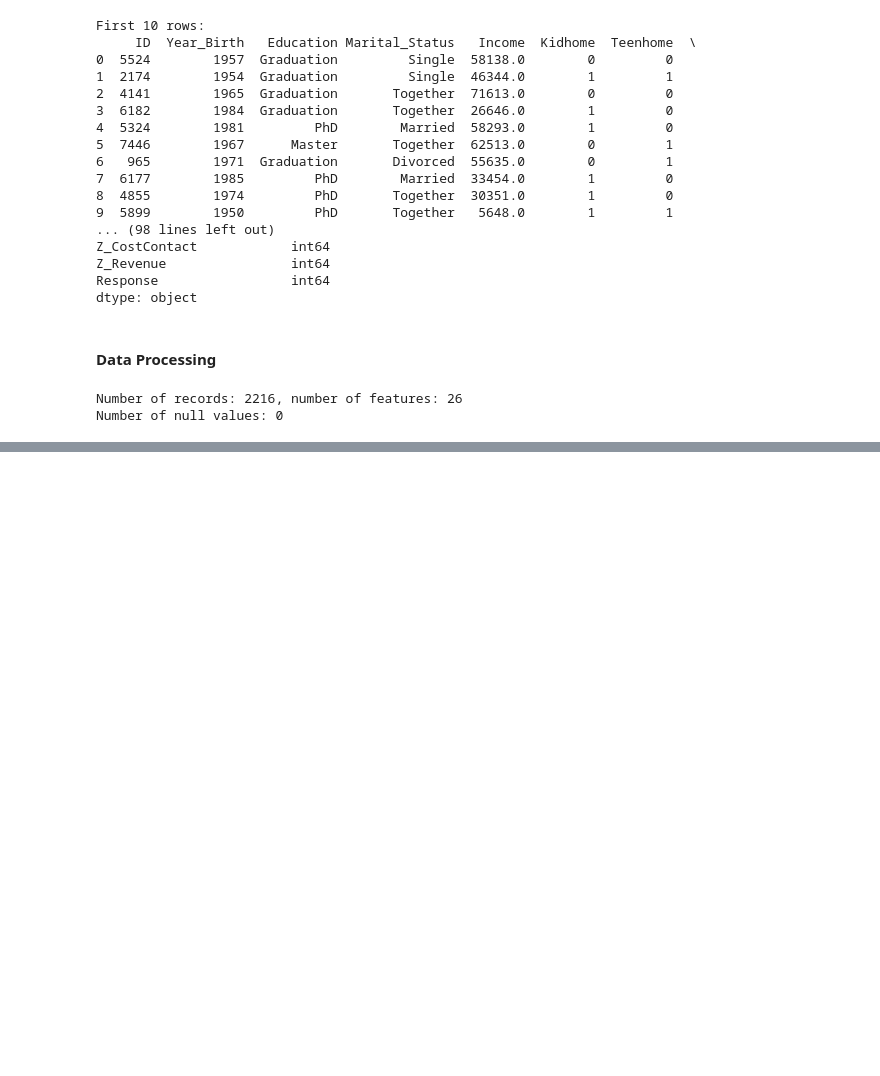
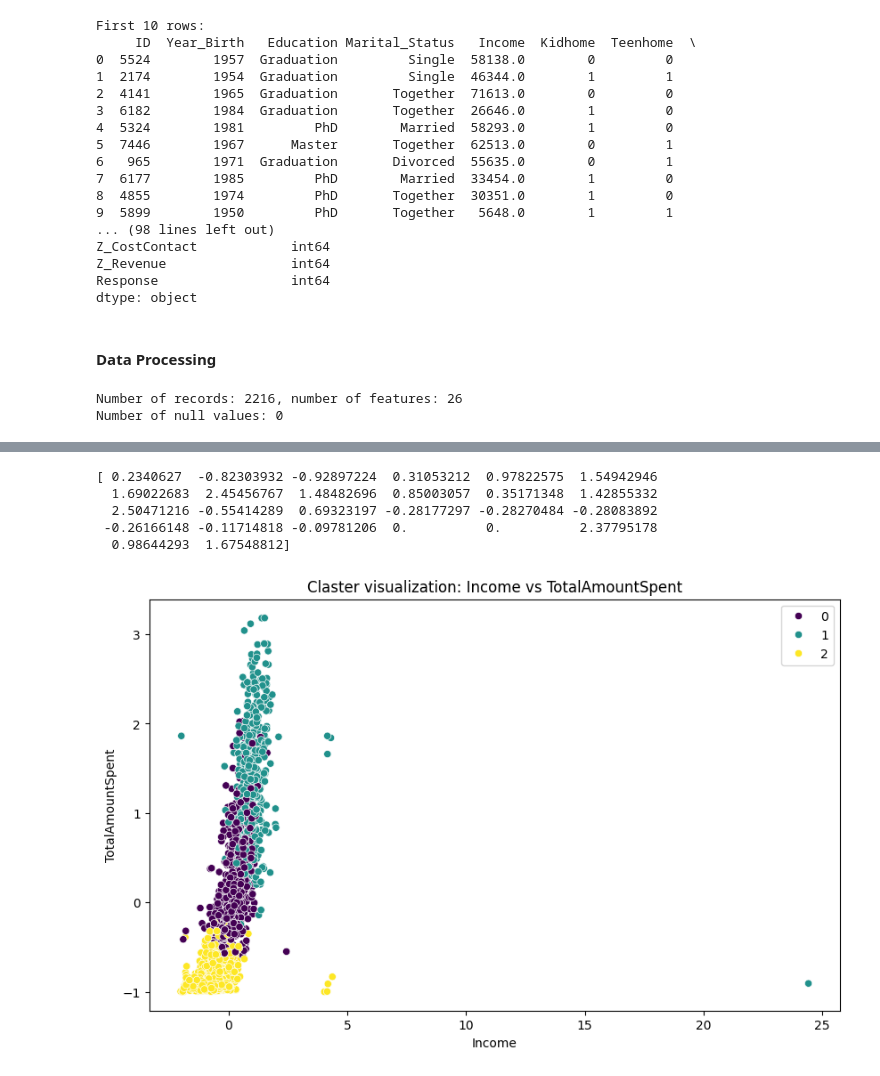
Before and after one commit to walachowska/Clustering_algorithm, a Jupyter notebook: Clustering_alg.ipynb, the cells around one changed output, grey strips where cells are left out. Cells and saved outputs as stored; diff of their text form; code cells hidden in the pictures; blank space fills up the shorter version.

```diff
--- a/Clustering_alg.ipynb
+++ b/Clustering_alg.ipynb
@@ -62,0 +121,24 @@ data_normalized_standard = scaler.fit_transform(data_processed)
+# %%
+import matplotlib.pyplot as plt
+import seaborn as sns
+
+kmeans = KMeans(n_clusters=3, random_state=0)
+clusters = kmeans.fit_predict(data_normalized)
+print(data_normalized[0])
+data_df = pd.DataFrame(data_normalized, columns=[ 'Income',	'Kidhome',	'Teenhome',	'Recency',	'MntWines',	'MntFruits',	'MntMeatProducts',	'MntFishProducts',	'MntSweetProducts',	'MntGoldProds',	'NumDealsPurchases',	'NumWebPurchases',	'NumCatalogPurchases',	'NumStorePurchases',	'NumWebVisitsMonth',	'AcceptedCmp3',	'AcceptedCmp4',	'AcceptedCmp5',	'AcceptedCmp1',	'AcceptedCmp2',	'Complain',	'Z_CostContact',	'Z_Revenue',	'Response', 'Age', 'TotalAmountSpent',
+])
+
+
+plt.figure(figsize=(10, 6))
+sns.scatterplot(x='Income', y='TotalAmountSpent', hue=clusters, data=data_df, palette='viridis')
+plt.title('Claster visualization: Income vs TotalAmountSpent')
+plt.xlabel('Income')
+plt.ylabel('TotalAmountSpent')
+plt.show()
+# %% [output]
+[ 0.2340627  -0.82303932 -0.92897224  0.31053212  0.97822575  1.54942946
+  1.69022683  2.45456767  1.48482696  0.85003057  0.35171348  1.42855332
+  2.50471216 -0.55414289  0.69323197 -0.28177297 -0.28270484 -0.28083892
+ -0.26166148 -0.11714818 -0.09781206  0.          0.          2.37795178
+  0.98644293  1.67548812]
+[figure, added]
```
Also changed, not shown: parts of 4 cells of this notebook.
